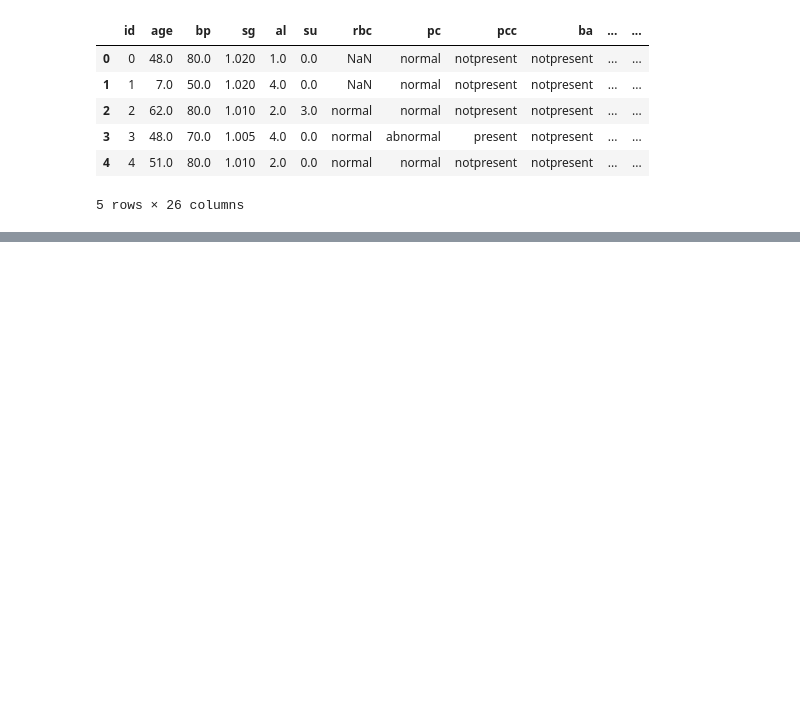
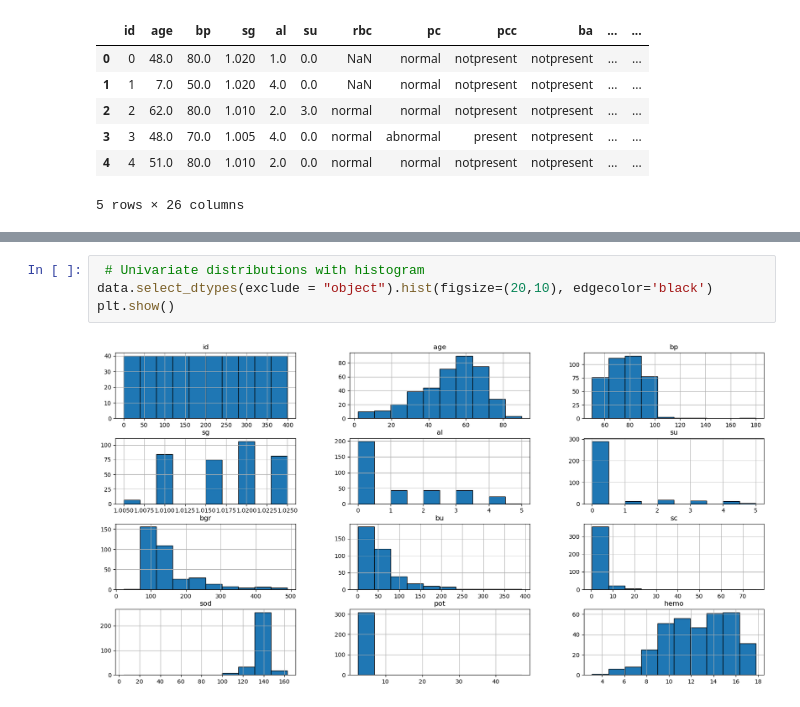
Before and after one commit to shakil2490/Chronic_Kidney_Disease_Prediction, a Jupyter notebook: CKD_Prediction.ipynb, the cells around one changed output, grey strips where cells are left out. Drawn from its saved outputs; the diff is of its cells as text; blank space fills up the shorter version.

```diff
--- a/CKD_Prediction.ipynb
+++ b/CKD_Prediction.ipynb
@@ -112,0 +181,6 @@ summary = rp.summary_cont(data[num_col])
+# %%
+ # Univariate distributions with histogram
+data.select_dtypes(exclude = "object").hist(figsize=(20,10), edgecolor='black')
+plt.show()
+# %% [output]
+[figure, added]
```
Also changed, not shown: parts of 21 cells of this notebook, 1 other file.
